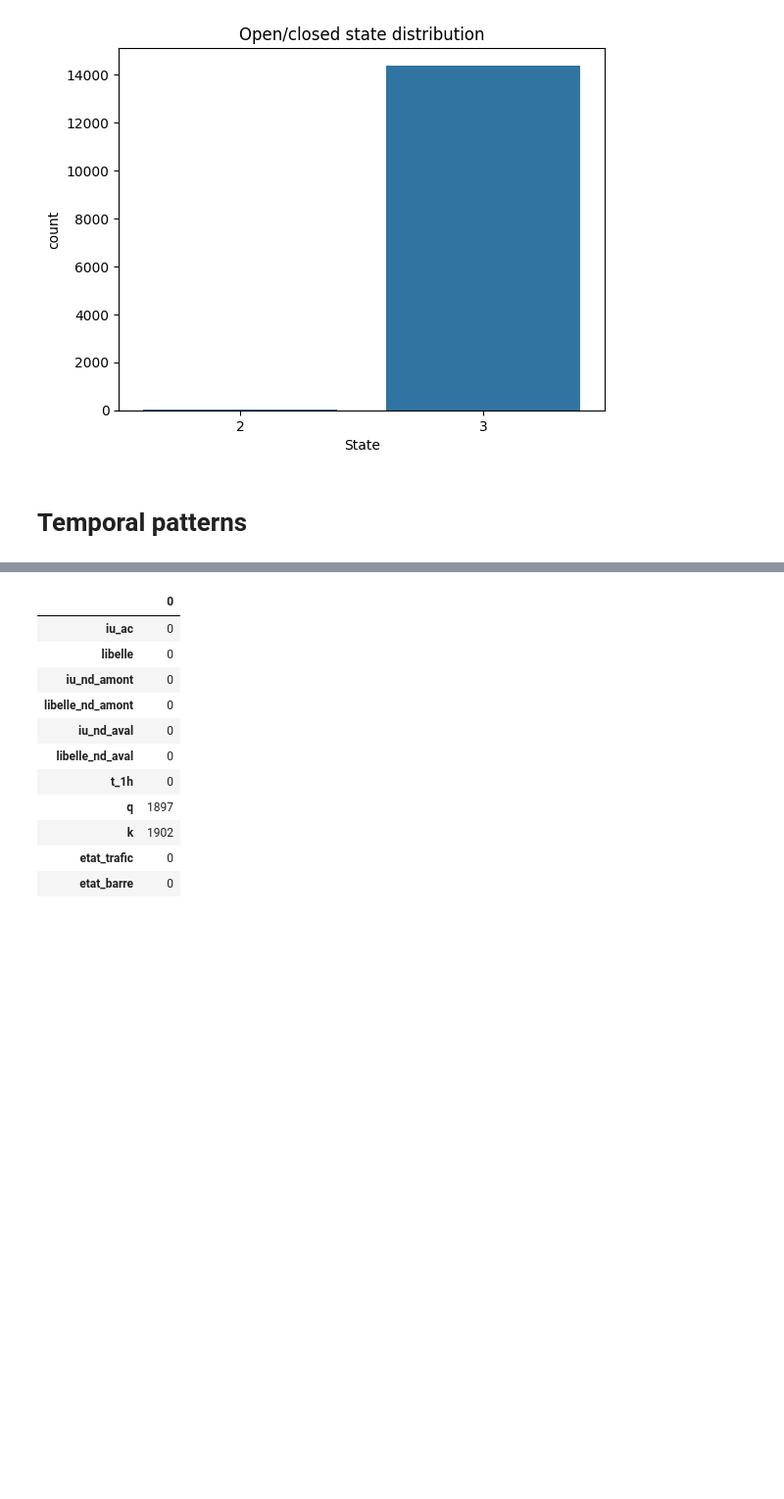
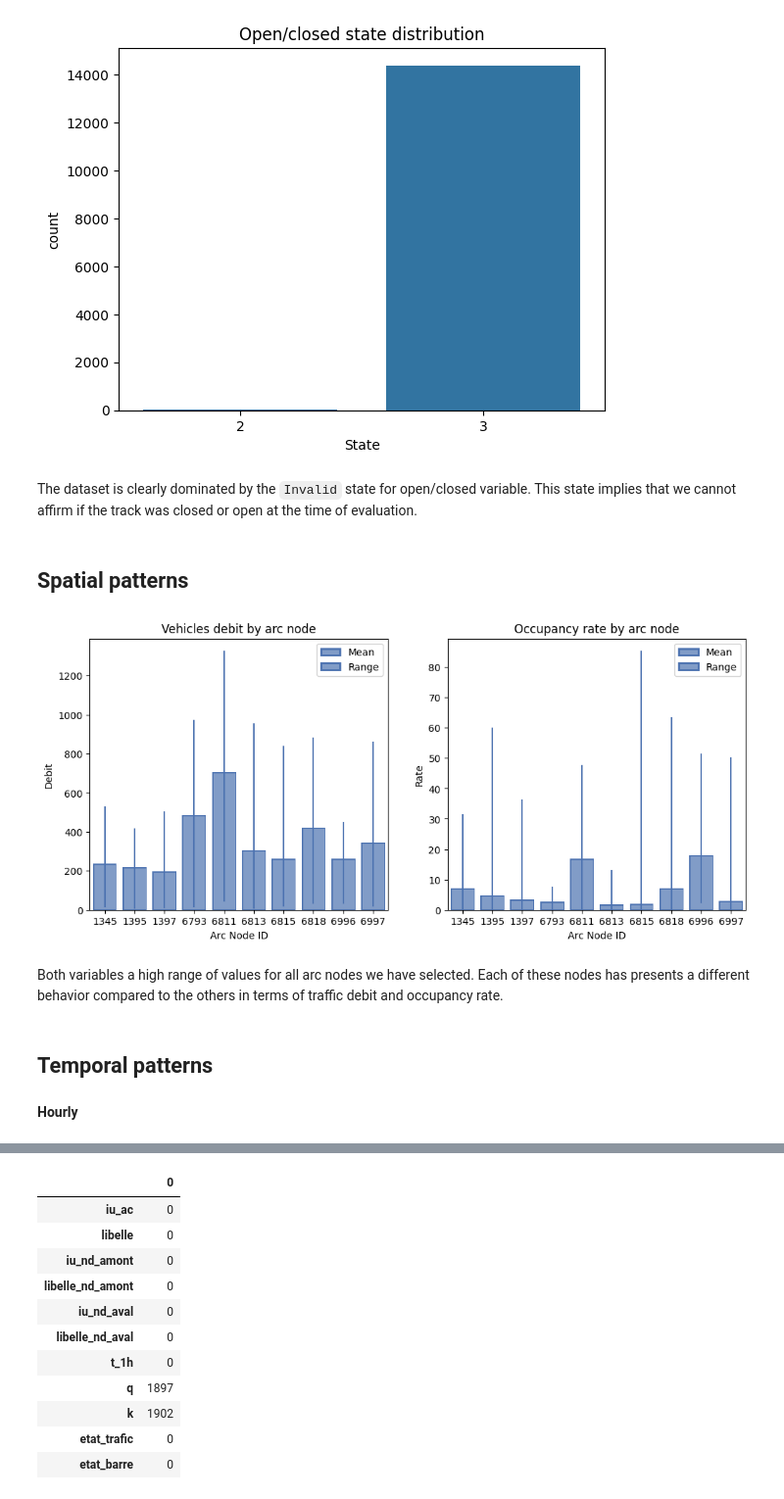
Before and after one commit to Rochdy-max/traffic-flow-prediction, a Jupyter notebook: main.ipynb, the cells around one changed output, grey strips where cells are left out. Shown: that part at 98% size. Saved outputs shown, nothing was run; the diff lists cells and outputs as text; code cells hidden in the pictures; blank space fills up the shorter version.

```diff
--- a/main.ipynb
+++ b/main.ipynb
@@ -335,8 +337,49 @@ plt.xlabel("State")
 plt.show()
 # %% [output]
 [figure]
+# %% [markdown]
+The dataset is clearly dominated by the `Invalid` state for open/closed variable. This state implies that we cannot affirm if the track was closed or open at the time of evaluation.
+# %% [markdown]
+## Spatial patterns
+# %%
+plt.figure(figsize=(12, 5))
+
+# Vehicles debit `q` by arc node
+ax = plt.subplot(121)
+p = so.Plot(df, x=df["iu_ac"], y="q")
+p = p.add(so.Bar(), so.Agg("mean"))
+p = p.add(so.Range())
+
+p = p.label(title="Vehicles debit by arc node")
+
+p.on(ax).plot()
+ax.legend(["Mean", "Range"])
+ax.set_xlabel("Arc Node ID")
+ax.set_ylabel("Debit")
+
+
+# Occupancy rate by arc node
+ax = plt.subplot(122)
+p = so.Plot(df, x=df["iu_ac"], y="k")
+p = p.add(so.Bar(), so.Agg("mean"))
+p = p.add(so.Range())
+
+p = p.label(title="Occupancy rate by arc node")
+
+p.on(ax).plot()
+ax.legend(["Mean", "Range"])
+ax.set_xlabel("Arc Node ID")
+ax.set_ylabel("Rate")
+
+plt.show()
+# %% [output]
+[figure, added]
+# %% [markdown]
+Both variables a high range of values for all arc nodes we have selected. Each of these nodes has presents a different behavior compared to the others in terms of traffic debit and occupancy rate.
 # %% [markdown]
-# Temporal patterns
+## Temporal patterns
+# %% [markdown]
+**Hourly**
 # %%
 plt.figure(figsize=(12, 5))
 
```
Also changed, not shown: parts of 95 cells of this notebook.
